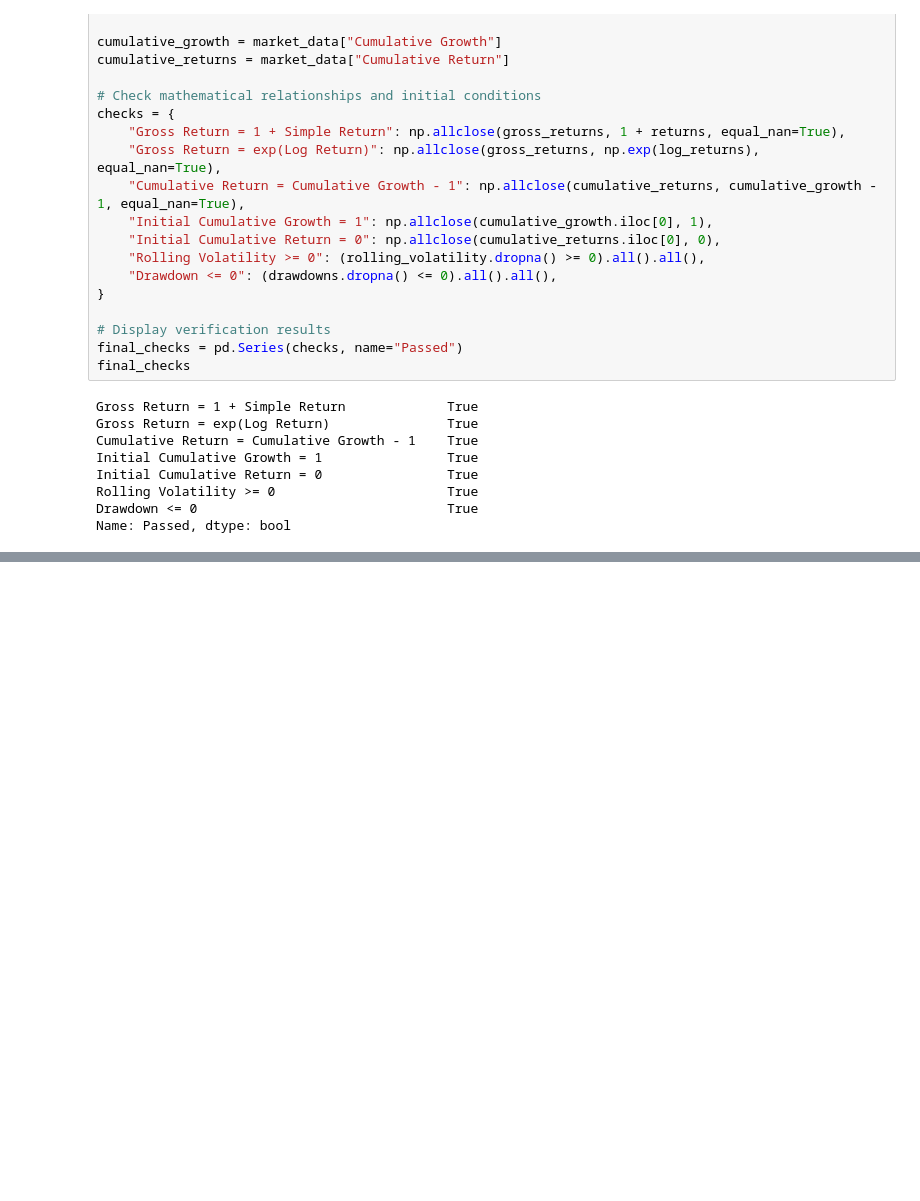
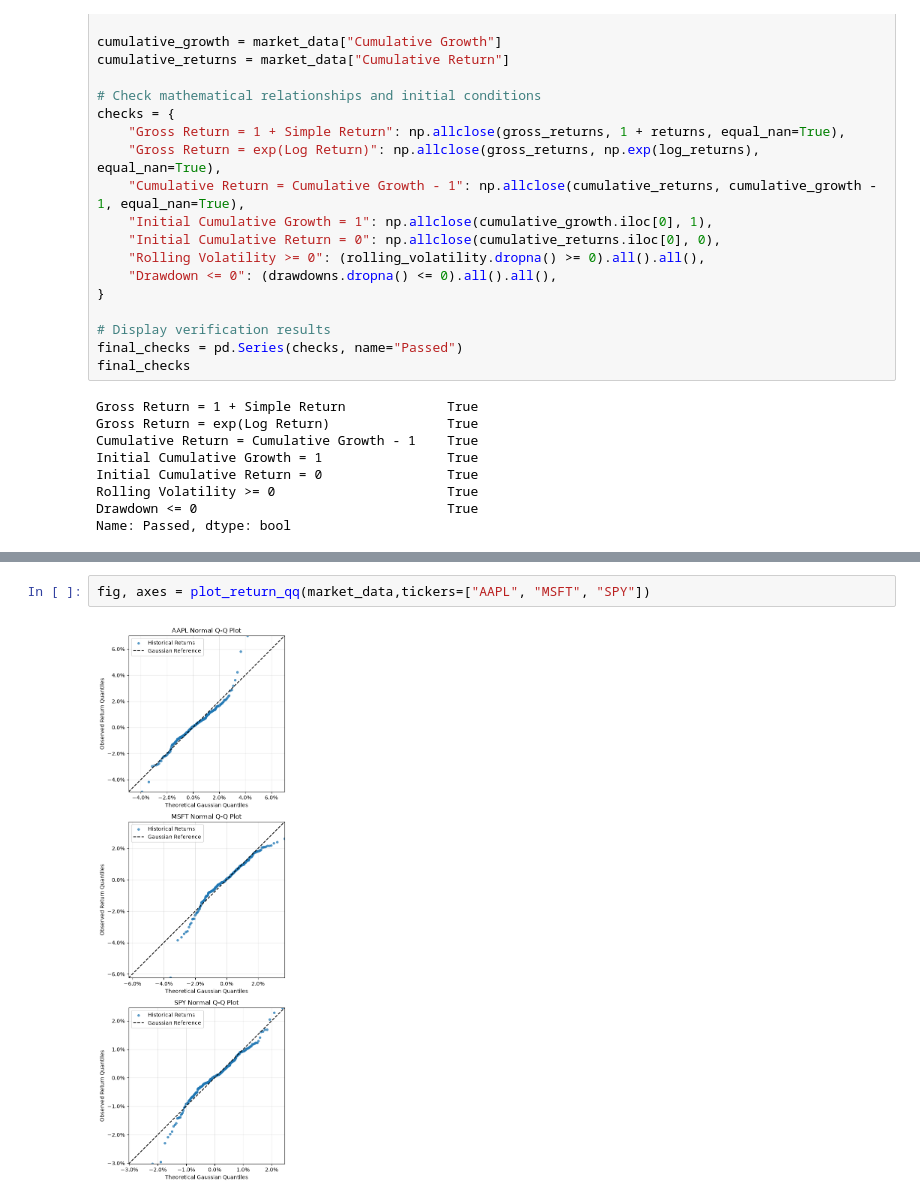
Before and after one commit to luisfelipegz/quantflux, a Jupyter notebook: notebooks/01_market_exploration.ipynb, the cells around one changed output, grey strips where cells are left out. Cells and saved outputs as stored; diff of their text form; blank space fills up the shorter version.

```diff
--- a/notebooks/01_market_exploration.ipynb
+++ b/notebooks/01_market_exploration.ipynb
@@ -439,0 +461,4 @@ Name: Passed, dtype: bool
+# %%
+fig, axes = plot_return_qq(market_data,tickers=["AAPL", "MSFT", "SPY"])
+# %% [output]
+[figure, added]
```
Also changed, not shown: parts of 9 cells of this notebook, 5 other files.
